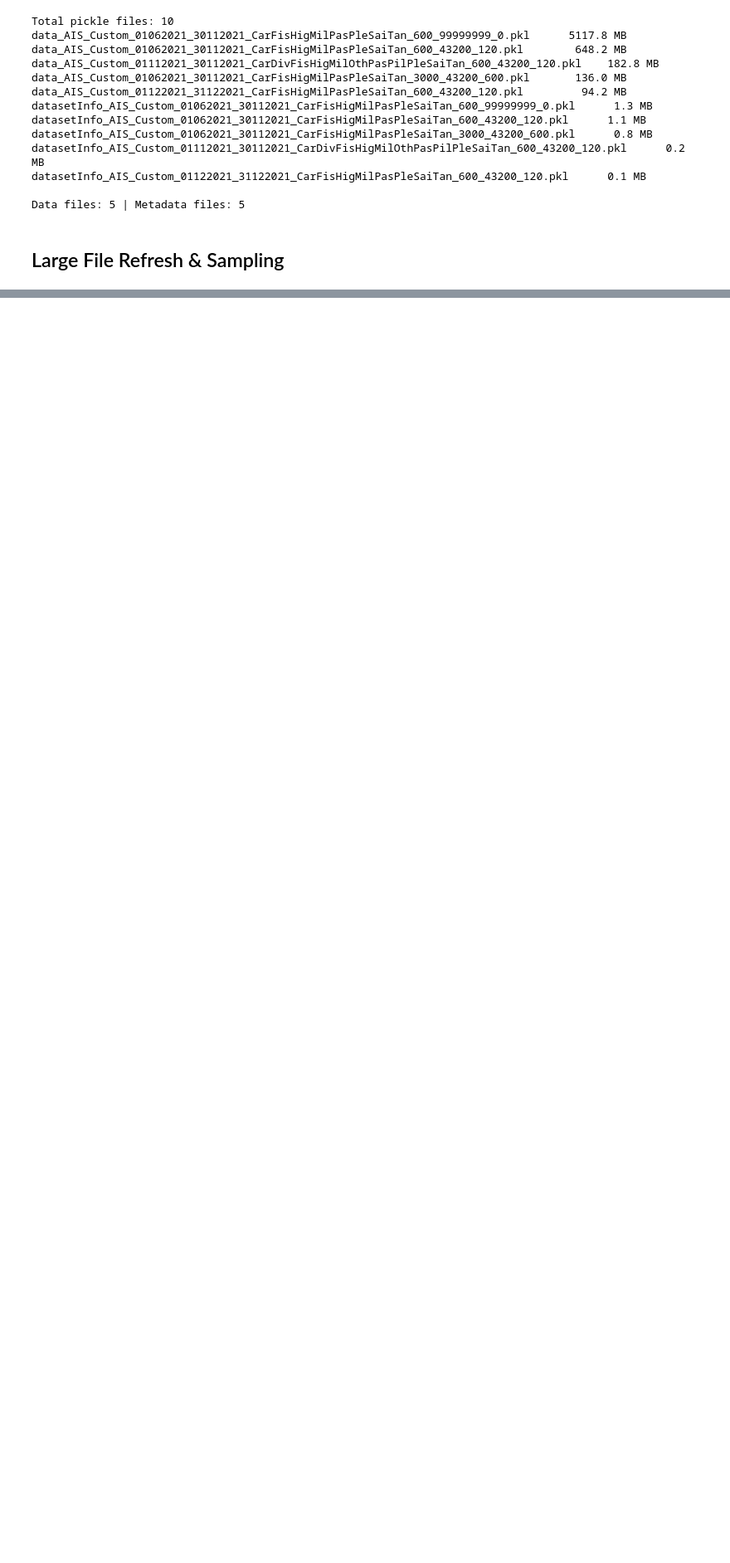
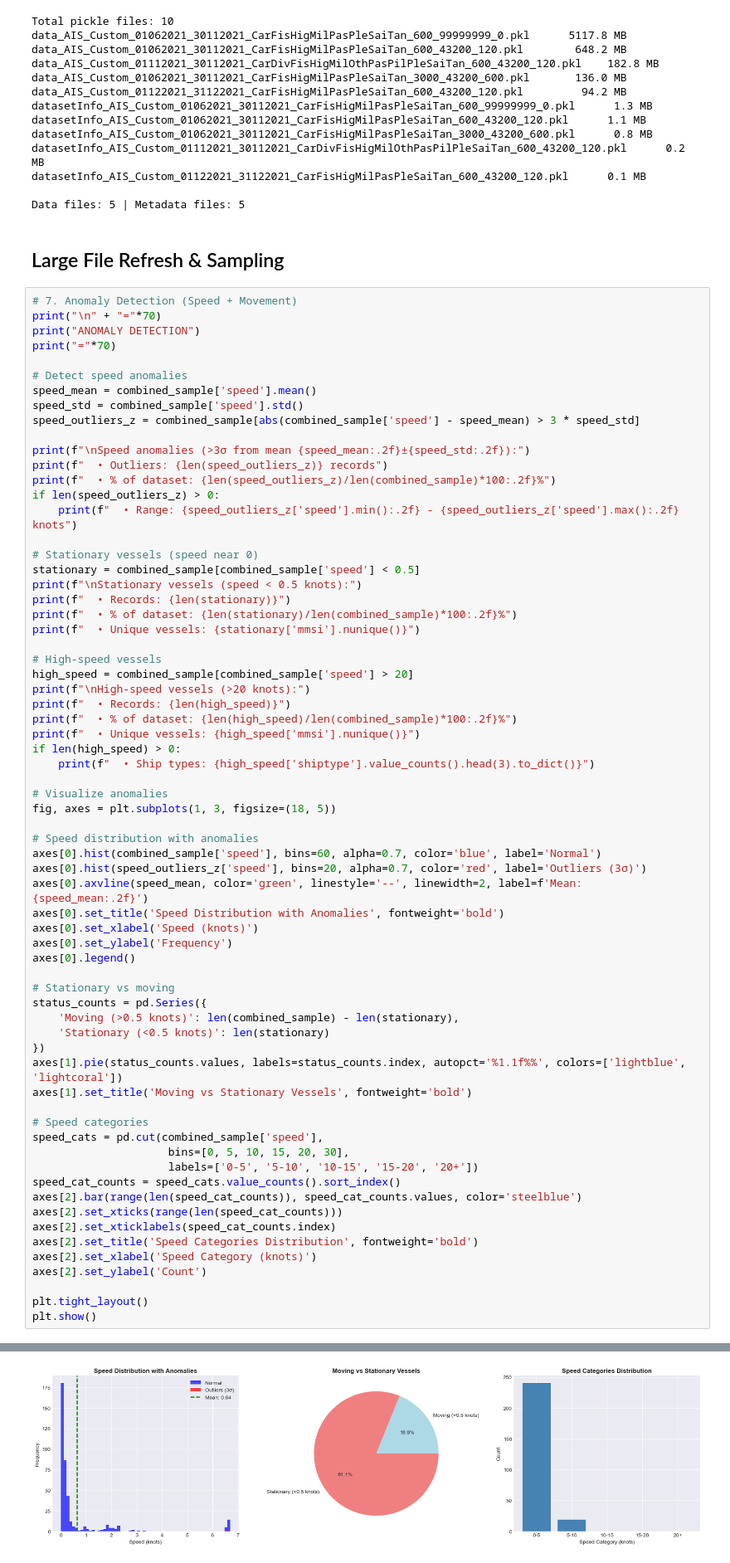
Before and after one commit to mohammed1916/marine-anomaly, a Jupyter notebook: AISVesselTracks/analysis_danish.ipynb, the cells around one changed output, grey strips where cells are left out. Shown at 83% size. Saved outputs shown, nothing was run; the diff lists cells and outputs as text; blank space fills up the shorter version.

```diff
--- a/AISVesselTracks/analysis_danish.ipynb
+++ b/AISVesselTracks/analysis_danish.ipynb
@@ -474,3 +472,71 @@ datasetInfo_AIS_Custom_01122021_31122021_CarFisHigMilPasPleSaiTan_600_43200_120.
 Data files: 5 | Metadata files: 5
 # %% [markdown]
 ## Large File Refresh & Sampling
+# %%
+# 7. Anomaly Detection (Speed + Movement)
+print("\n" + "="*70)
+print("ANOMALY DETECTION")
+print("="*70)
+
+# Detect speed anomalies
+speed_mean = combined_sample['speed'].mean()
+speed_std = combined_sample['speed'].std()
+speed_outliers_z = combined_sample[abs(combined_sample['speed'] - speed_mean) > 3 * speed_std]
+
+print(f"\nSpeed anomalies (>3σ from mean {speed_mean:.2f}±{speed_std:.2f}):")
+print(f"  • Outliers: {len(speed_outliers_z)} records")
+print(f"  • % of dataset: {len(speed_outliers_z)/len(combined_sample)*100:.2f}%")
+if len(speed_outliers_z) > 0:
+    print(f"  • Range: {speed_outliers_z['speed'].min():.2f} - {speed_outliers_z['speed'].max():.2f} knots")
+
+# Stationary vessels (speed near 0)
+stationary = combined_sample[combined_sample['speed'] < 0.5]
+print(f"\nStationary vessels (speed < 0.5 knots):")
+print(f"  • Records: {len(stationary)}")
+print(f"  • % of dataset: {len(stationary)/len(combined_sample)*100:.2f}%")
+print(f"  • Unique vessels: {stationary['mmsi'].nunique()}")
+
+# High-speed vessels
+high_speed = combined_sample[combined_sample['speed'] > 20]
+print(f"\nHigh-speed vessels (>20 knots):")
+print(f"  • Records: {len(high_speed)}")
+print(f"  • % of dataset: {len(high_speed)/len(combined_sample)*100:.2f}%")
+print(f"  • Unique vessels: {high_speed['mmsi'].nunique()}")
+if len(high_speed) > 0:
+    print(f"  • Ship types: {high_speed['shiptype'].value_counts().head(3).to_dict()}")
+
+# Visualize anomalies
+fig, axes = plt.subplots(1, 3, figsize=(18, 5))
+
+# Speed distribution with anomalies
+axes[0].hist(combined_sample['speed'], bins=60, alpha=0.7, color='blue', label='Normal')
+axes[0].hist(speed_outliers_z['speed'], bins=20, alpha=0.7, color='red', label='Outliers (3σ)')
+axes[0].axvline(speed_mean, color='green', linestyle='--', linewidth=2, label=f'Mean: {speed_mean:.2f}')
+axes[0].set_title('Speed Distribution with Anomalies', fontweight='bold')
+axes[0].set_xlabel('Speed (knots)')
+axes[0].set_ylabel('Frequency')
+axes[0].legend()
+
+# Stationary vs moving
+status_counts = pd.Series({
+    'Moving (>0.5 knots)': len(combined_sample) - len(stationary),
+    'Stationary (<0.5 knots)': len(stationary)
+})
+axes[1].pie(status_counts.values, labels=status_counts.index, autopct='%1.1f%%', colors=['lightblue', 'lightcoral'])
+axes[1].set_title('Moving vs Stationary Vessels', fontweight='bold')
+
+# Speed categories
+speed_cats = pd.cut(combined_sample['speed'],
+                     bins=[0, 5, 10, 15, 20, 30],
+                     labels=['0-5', '5-10', '10-15', '15-20', '20+'])
+speed_cat_counts = speed_cats.value_counts().sort_index()
+axes[2].bar(range(len(speed_cat_counts)), speed_cat_counts.values, color='steelblue')
+axes[2].set_xticks(range(len(speed_cat_counts)))
+axes[2].set_xticklabels(speed_cat_counts.index)
+axes[2].set_title('Speed Categories Distribution', fontweight='bold')
+axes[2].set_xlabel('Speed Category (knots)')
+axes[2].set_ylabel('Count')
+
+plt.tight_layout()
+plt.show()
+# %% [output]
@@ -476,0 +561 @@ Data files: 5 | Metadata files: 5
+[figure, added]
```
Also changed, not shown: parts of 33 cells of this notebook, 1 other file.
